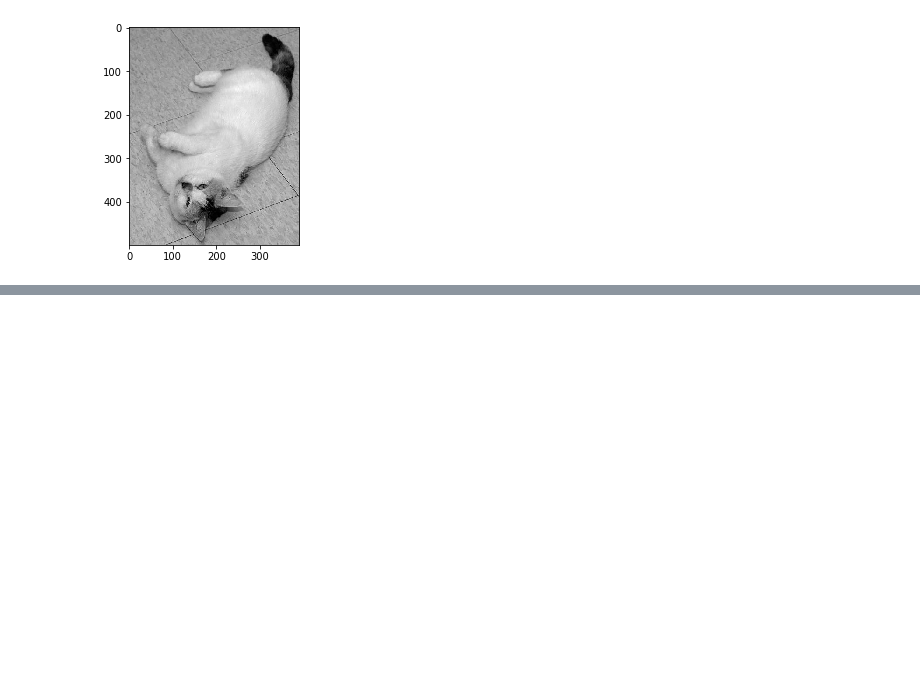
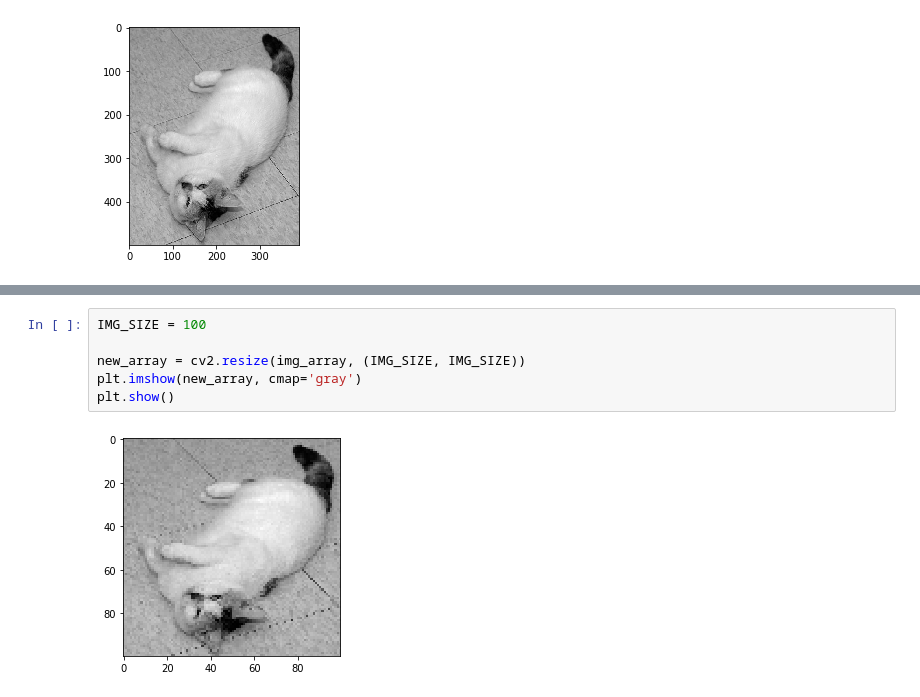
Before and after one commit to ahmed-hassan97/classification-using-keras, a Jupyter notebook: ai_project.ipynb, the cells around one changed output, grey strips where cells are left out. Cells and saved outputs as stored; diff of their text form; blank space fills up the shorter version.

```diff
--- a/ai_project.ipynb
+++ b/ai_project.ipynb
@@ -49,0 +62,8 @@ for category in CATEGORIES:  # do dogs and cats
+# %%
+IMG_SIZE = 100
+
+new_array = cv2.resize(img_array, (IMG_SIZE, IMG_SIZE))
+plt.imshow(new_array, cmap='gray')
+plt.show()
+# %% [output]
+[figure, added]
```
Also changed, not shown: parts of 3 cells of this notebook.
